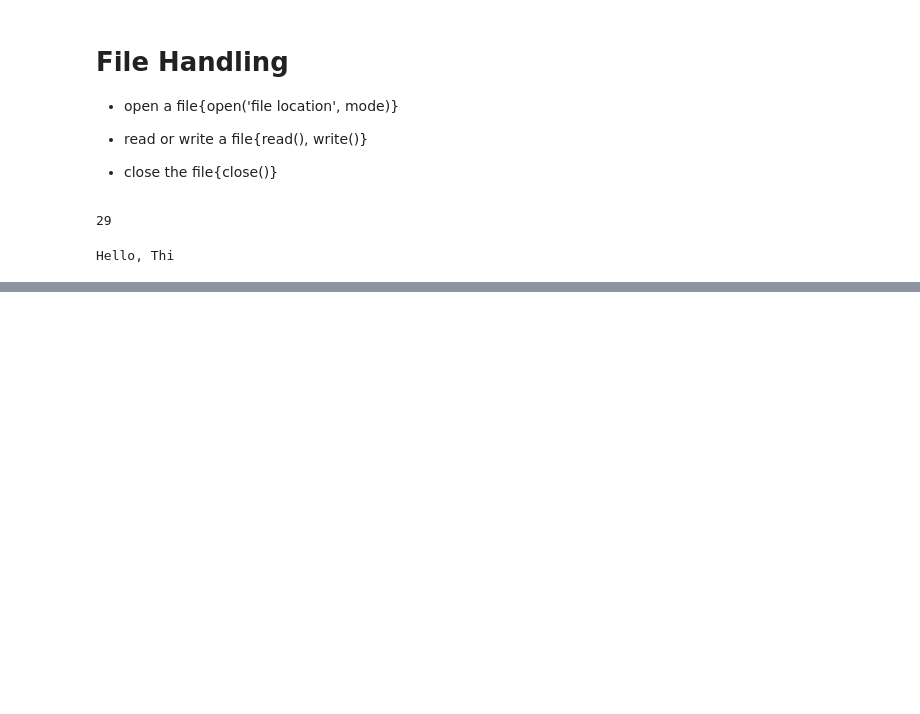
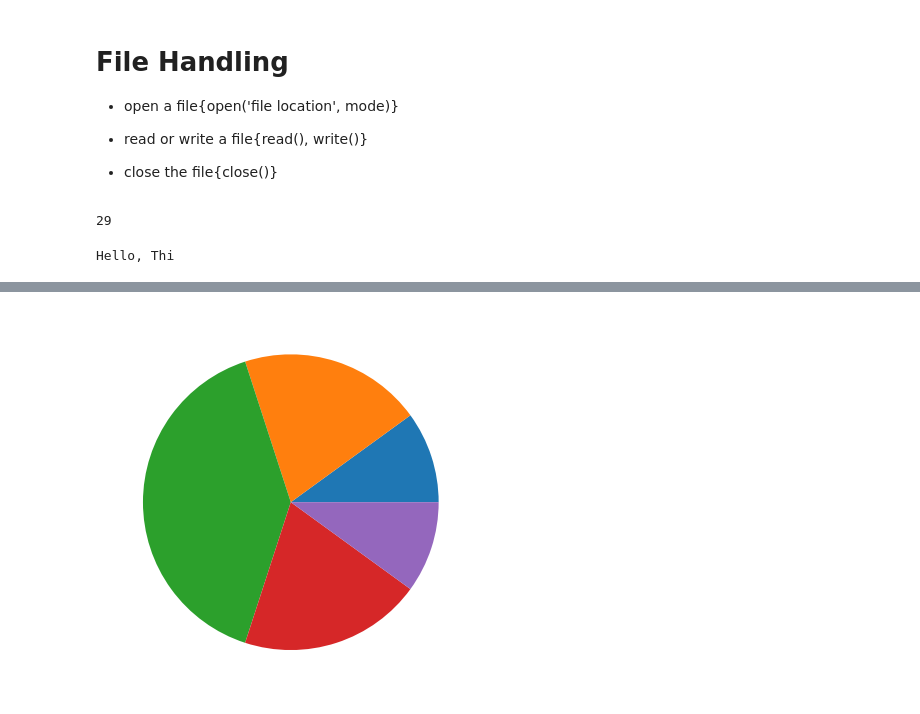
Before and after one commit to prachi91124/Python, a Jupyter notebook: 1.ipynb, the cells around one changed output, grey strips where cells are left out. Cells and saved outputs as stored; diff of their text form; code cells hidden in the pictures; blank space fills up the shorter version.

```diff
--- a/1.ipynb
+++ b/1.ipynb
@@ -768,0 +1071,6 @@ Hello, Thi
+# %%
+# Creating A Simple pi chart
+plt.pie([10,20,40,20,10])
+plt.show()
+# %% [output]
+[figure, added]
```
Also changed, not shown: parts of 45 cells of this notebook, 3 other files.
